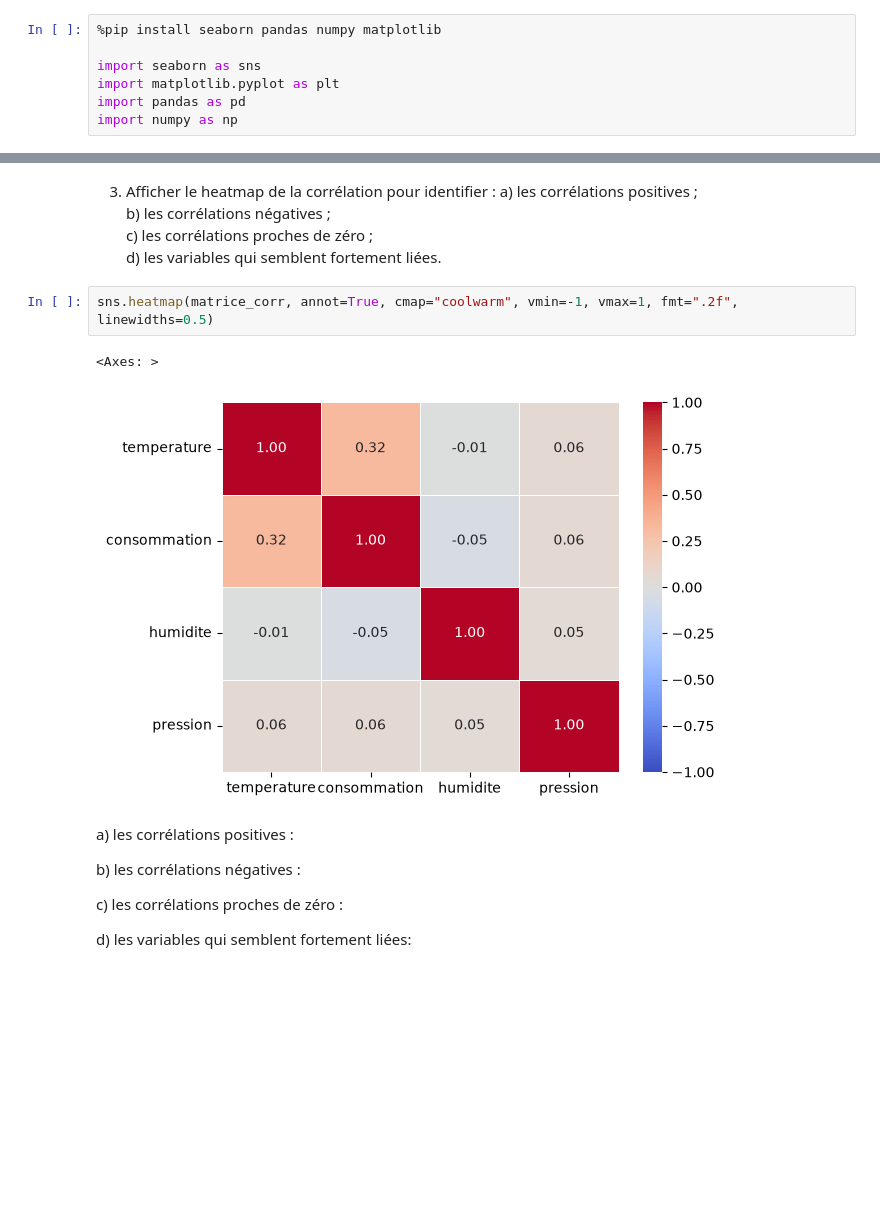
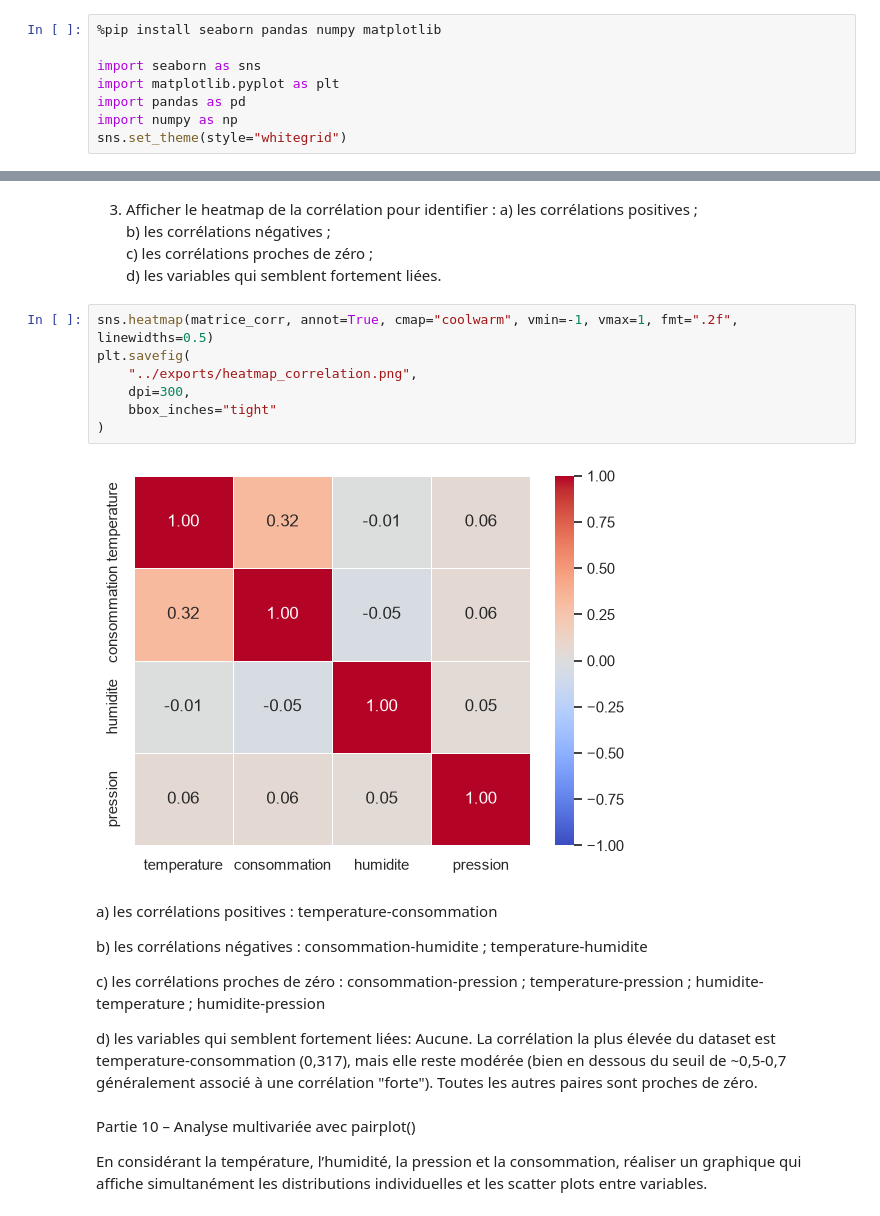
Before and after one commit to rokhayacoumbadiouf-bit/Atelier_Seaborn, a Jupyter notebook: atelier_seaborn_iot/notebooks/atelier_seaborn_iot.ipynb, the cells around one changed output, grey strips where cells are left out. Saved outputs shown, nothing was run; the diff lists cells and outputs as text; blank space fills up the shorter version.

Commit message:
Mis à jour des analyses et interpretation apres graphique

```diff
--- a/atelier_seaborn_iot/notebooks/atelier_seaborn_iot.ipynb
+++ b/atelier_seaborn_iot/notebooks/atelier_seaborn_iot.ipynb
@@ -13,6 +13,7 @@ import seaborn as sns
 import matplotlib.pyplot as plt
 import pandas as pd
 import numpy as np
+sns.set_theme(style="whitegrid")
 # %% [output]
 Requirement already satisfied: seaborn in c:\Users\rokha\miniconda3\Lib\site-packages (0.13.2)
 Requirement already satisfied: pandas in c:\Users\rokha\miniconda3\Lib\site-packages (3.0.5)
@@ -321,15 +438,29 @@ c) les corrélations proches de zéro ;
 d) les variables qui semblent fortement liées.
 # %%
 sns.heatmap(matrice_corr, annot=True, cmap="coolwarm", vmin=-1, vmax=1, fmt=".2f", linewidths=0.5)
+plt.savefig(
+    "../exports/heatmap_correlation.png",
+    dpi=300,
+    bbox_inches="tight"
+)
 # %% [output]
-<Axes: >
-[figure, old version]
+[figure, new version]
 # %% [markdown]
 
-a) les corrélations positives                :
+a) les corrélations positives                : temperature-consommation
 
 b) les corrélations négatives                :
+consommation-humidite  ; temperature-humidite
 
 c) les corrélations proches de zéro          :
+consommation-pression ; temperature-pression ; humidite-temperature ; humidite-pression
 
 d) les variables qui semblent fortement liées:
+Aucune. La corrélation la plus élevée du dataset est temperature-consommation (0,317),
+mais elle reste modérée (bien en dessous du seuil de ~0,5-0,7 généralement associé
+à une corrélation "forte"). Toutes les autres paires sont proches de zéro.
+# %% [markdown]
+Partie 10 – Analyse multivariée avec pairplot()
+
+En considérant la température, l’humidité, la pression et la consommation, réaliser un graphique qui
+affiche simultanément les distributions individuelles et les scatter plots entre variables.
```
Also changed, not shown: parts of 28 cells of this notebook, 18 other files.
